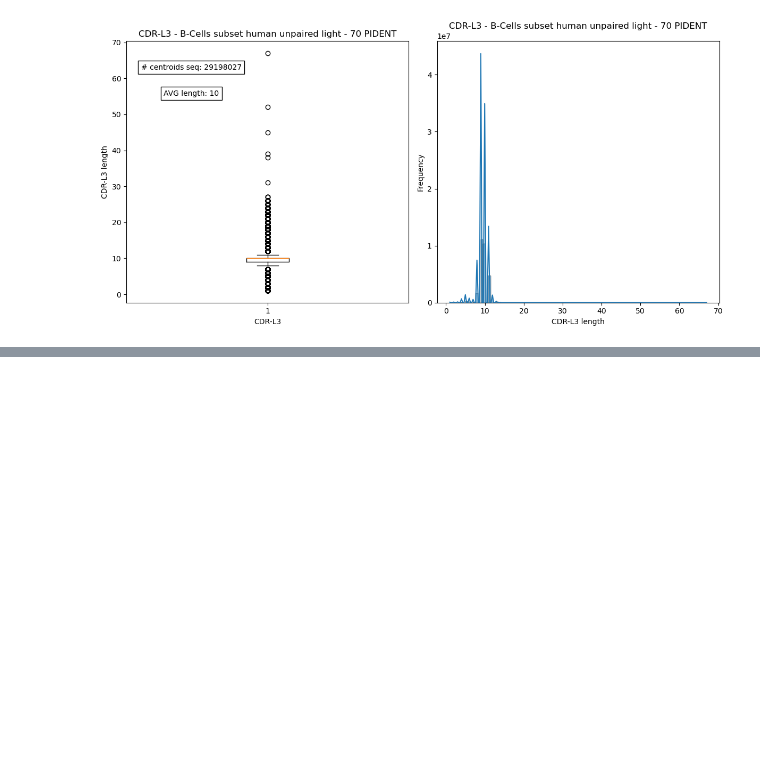
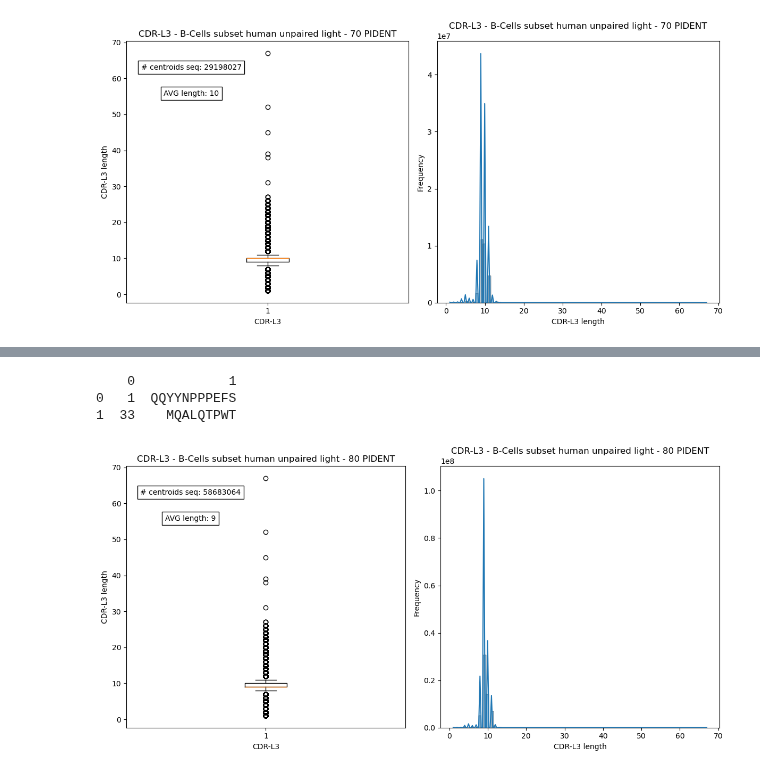
Before and after one commit to leaBroe/BERT_for_antibody_pairing, a Jupyter notebook: Bcells_subset_human_unpaired_light_EDA.ipynb, the cells around one changed output, grey strips where cells are left out. Drawn from its saved outputs; the diff is of its cells as text; code cells hidden in the pictures; blank space fills up the shorter version.

Commit message:
added EDA script for unpaired light

```diff
--- a/Bcells_subset_human_unpaired_light_EDA.ipynb
+++ b/Bcells_subset_human_unpaired_light_EDA.ipynb
@@ -48,0 +52,38 @@ plt.show()
+# %%
+# DATA
+paired_cdrh3=pd.read_csv('/ibmm_data2/oas_database/paired_lea_tmp/txt_files_oas_db/Bcells_subset_human_unpaired_light/linclust_cdrl3/cdr3_light_seq_3_rowid_80_clu_rep_idseq',header=None)
+print(paired_cdrh3.head(2))
+
+cdr3_aa_len = paired_cdrh3[1].apply(lambda x: len(str(x)))
+
+# Create a figure with 2 subplots (1 row, 2 columns)
+fig, axs = plt.subplots(1, 2, figsize=(12, 6))
+
+# Boxplot on the first subplot
+axs[0].boxplot(cdr3_aa_len)
+axs[0].set_ylabel('CDR-L3 length')
+axs[0].set_xlabel('CDR-L3')
+axs[0].set_title('CDR-L3 - B-Cells subset human unpaired light - 80 PIDENT')
+text = f'# centroids seq: {len(paired_cdrh3)}'
+axs[0].text(0.23, 0.9, text, transform=axs[0].transAxes, ha='center', va='center',
+            bbox=dict(facecolor='white', edgecolor='black'))
+text = f'AVG length: {round(statistics.mean(cdr3_aa_len))}'
+axs[0].text(0.23, 0.80, text, transform=axs[0].transAxes, ha='center', va='center',
+            bbox=dict(facecolor='white', edgecolor='black'))
+
+# KDE plot on the second subplot
+sns.histplot(cdr3_aa_len, kde=True, bins=100, ax=axs[1])
+axs[1].set_xlabel('CDR-L3 length')
+axs[1].set_ylabel('Frequency')
+axs[1].set_title('CDR-L3 - B-Cells subset human unpaired light - 80 PIDENT')
+
+plt.tight_layout()
+
+#plt.savefig('/ibmm_data2/oas_database/paired_lea_tmp/EDA_plots/clustering_cdrl3_80_unpaired_light.png')
+
+plt.show()
+# %% [output]
+    0            1
+0   1  QQYYNPPPEFS
+1  33    MQALQTPWT
+[figure, added]
```
Also changed, not shown: parts of 3 cells of this notebook.
